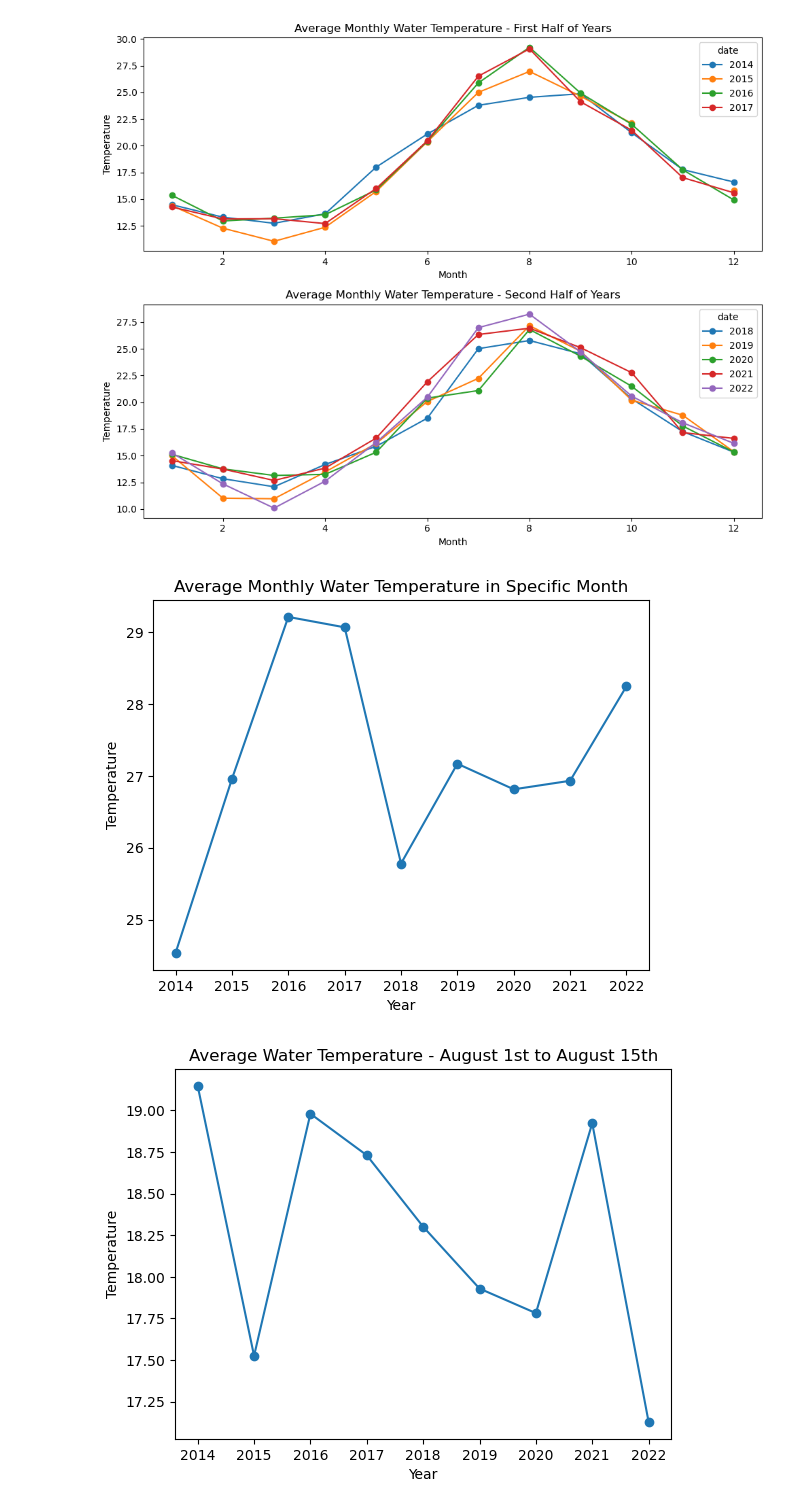
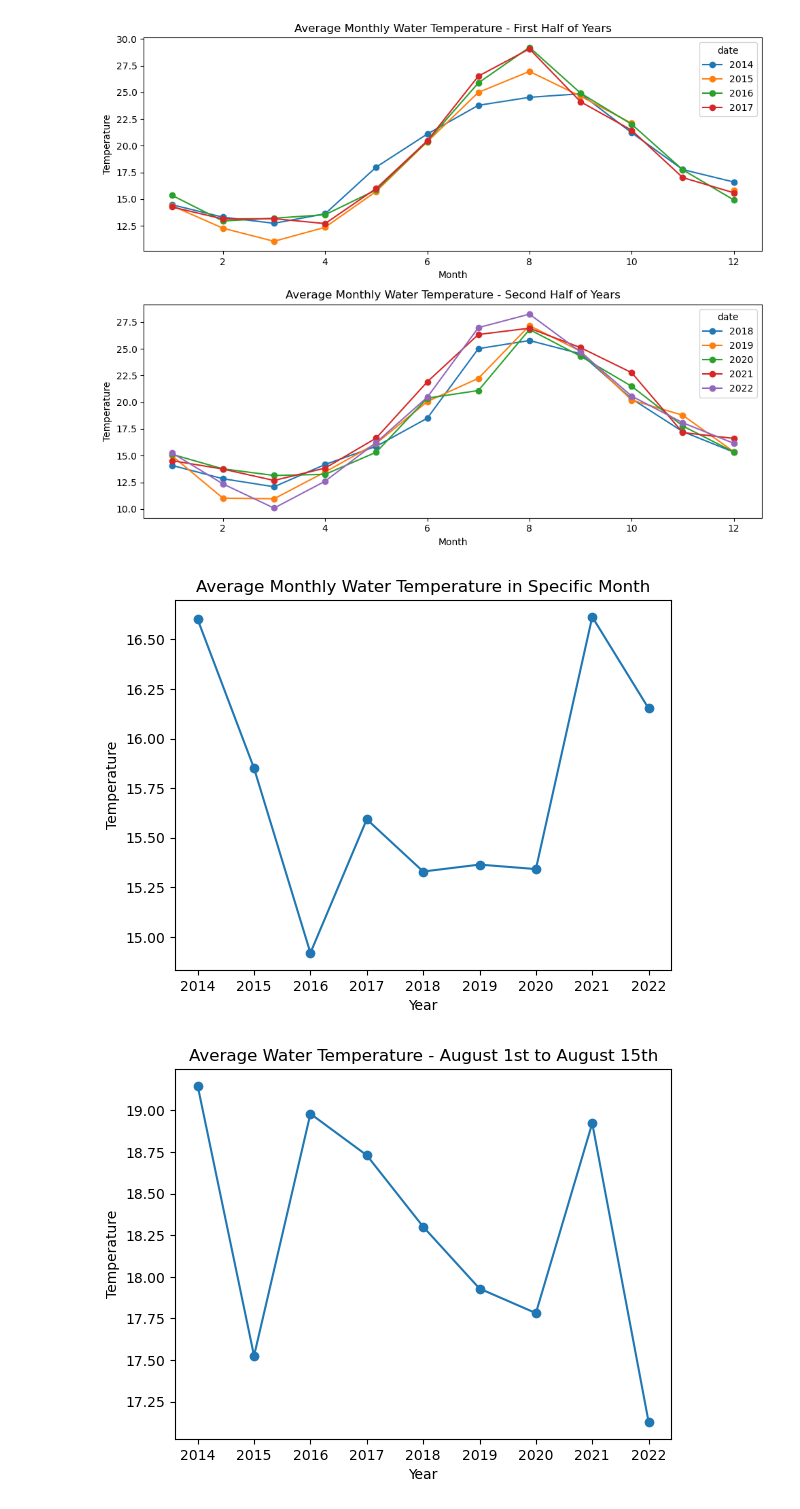
Before and after one commit to eshehh/K1109_Py_Class_Lab, a Jupyter notebook: testpyt/0526_추자도_수온.ipynb, the cells around one changed output. Saved outputs shown, nothing was run; the diff lists cells and outputs as text; code cells hidden in the pictures.

```diff
--- a/testpyt/0526_추자도_수온.ipynb
+++ b/testpyt/0526_추자도_수온.ipynb
@@ -147,22 +147,22 @@ plt.show()
 [figure]
 # %%
 # Define the specific month you want to plot
-target_month = 8  # August
+target_month = 12  # August
 
 # Filter the data for the specific month
 specific_month_data = df[df.index.month == target_month]
 
 # Group by year and calculate the average temperature
 yearly_avg_specific_month = specific_month_data.groupby(specific_month_data.index.year)['Stemp(°C)'].mean()
 
 # Plot the average monthly water temperature for the specific month
 yearly_avg_specific_month.plot(marker='o', linestyle='-')
 plt.xlabel('Year')
 plt.ylabel('Temperature')
 plt.title('Average Monthly Water Temperature in Specific Month')
 plt.show()
 # %% [output]
-[figure, old version]
+[figure, new version]
 # %%
 
 # Define the start and end dates for the range (August 1st to August 15th)
```
Also changed, not shown: 3 other files.
